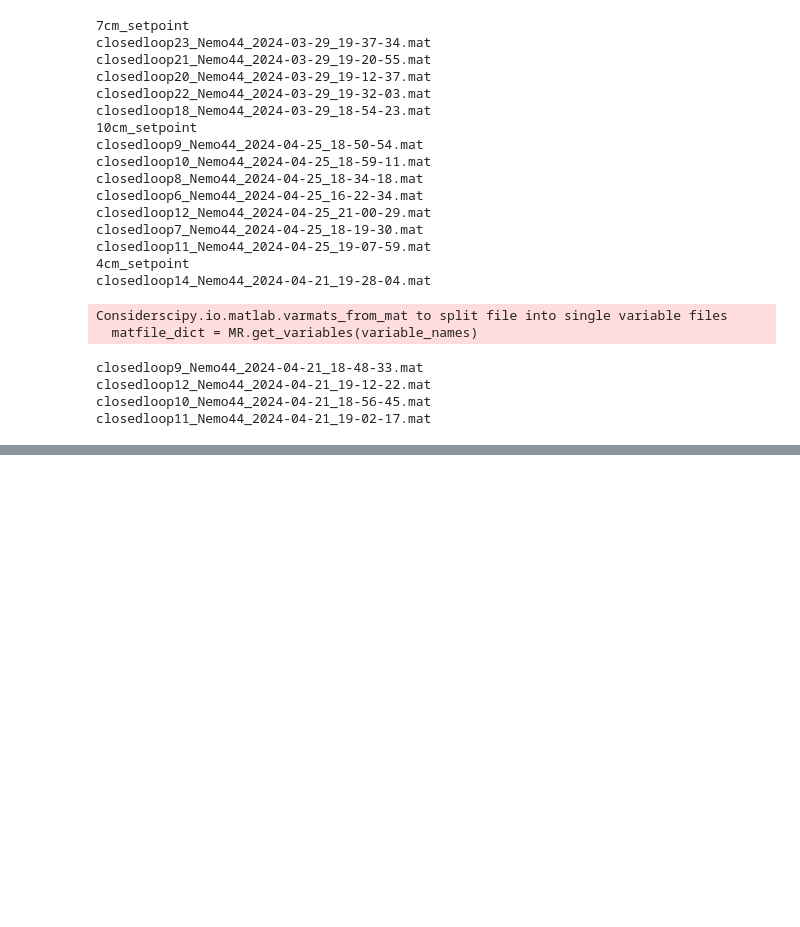
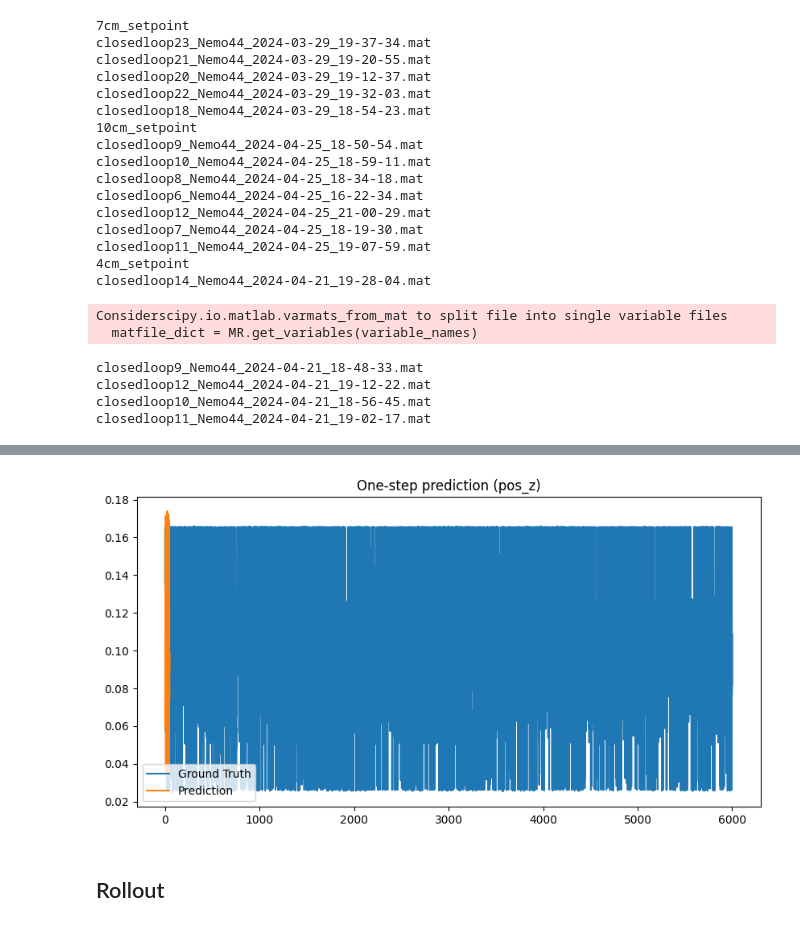
Before and after one commit to cassandraxzhe/mujoco-il, a Jupyter notebook: hopper-il.ipynb, the cells around one changed output, grey strips where cells are left out. Saved outputs shown, nothing was run; the diff lists cells and outputs as text; code cells hidden in the pictures; blank space fills up the shorter version.

Commit message:
Rollout and plots

```diff
--- a/hopper-il.ipynb
+++ b/hopper-il.ipynb
@@ -270,0 +300,23 @@ for epoch in range(20):
+# %%
+model = HopperMLP(input_dim=X.shape[1], output_dim=Y.shape[1], hidden_dim=32)
+optimizer = torch.optim.Adam(model.parameters(), lr=1e-3)
+criterion = nn.MSELoss()
+
+for epoch in range(50):  # adjust
+    model.train()
+    for xb, yb in train_loader:
+        optimizer.zero_grad()
+        y_pred = model(xb)
+        loss = criterion(y_pred, yb)
+        loss.backward()
+        optimizer.step()
+
+    # validation
+    model.eval()
+    val_loss = 0
+    with torch.no_grad():
+        for xb, yb in test_loader:
+            y_pred = model(xb)
+            val_loss += criterion(y_pred, yb).item()
+    val_loss /= len(test_loader)
+    print(f"Epoch {epoch+1}, Val Loss: {val_loss:.6f}")
@@ -270,0 +341,18 @@ for epoch in range(20):
+# %%
+import matplotlib.pyplot as plt
+
+model.eval()
+with torch.no_grad():
+    preds = model(xb).cpu().numpy()
+
+# Example: compare z position (index 2)
+plt.figure(figsize=(10,5))
+plt.plot(Y_test[:,2], label="Ground Truth")
+plt.plot(preds[:,2], label="Prediction")
+plt.legend()
+plt.title("One-step prediction (pos_z)")
+plt.show()
+# %% [output]
+[figure, added]
+# %% [markdown]
+## Rollout
```
Also changed, not shown: parts of 16 cells of this notebook.
